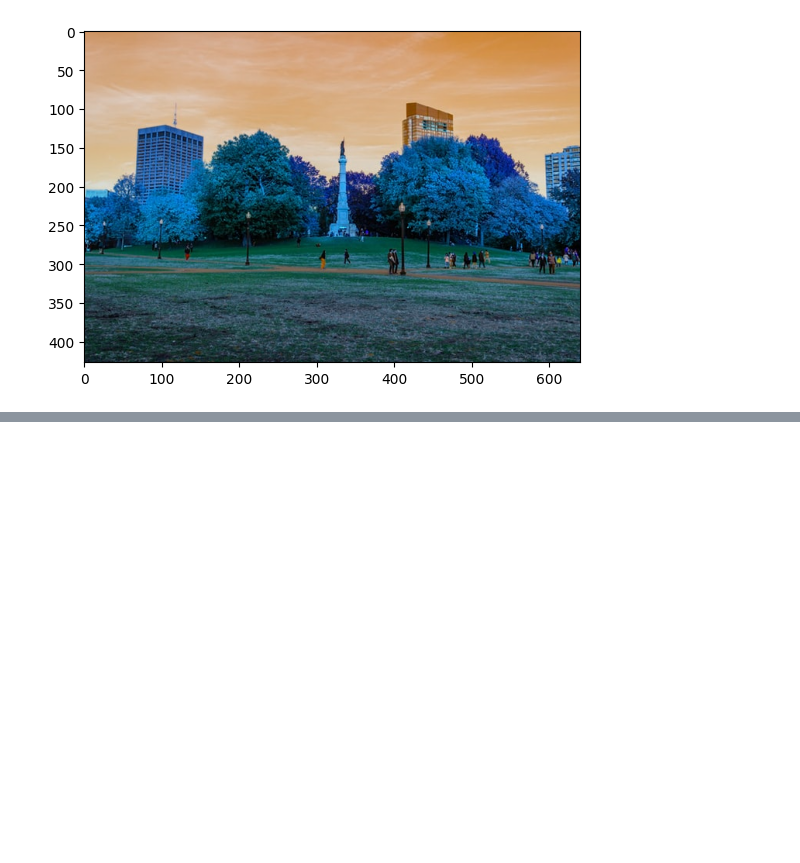
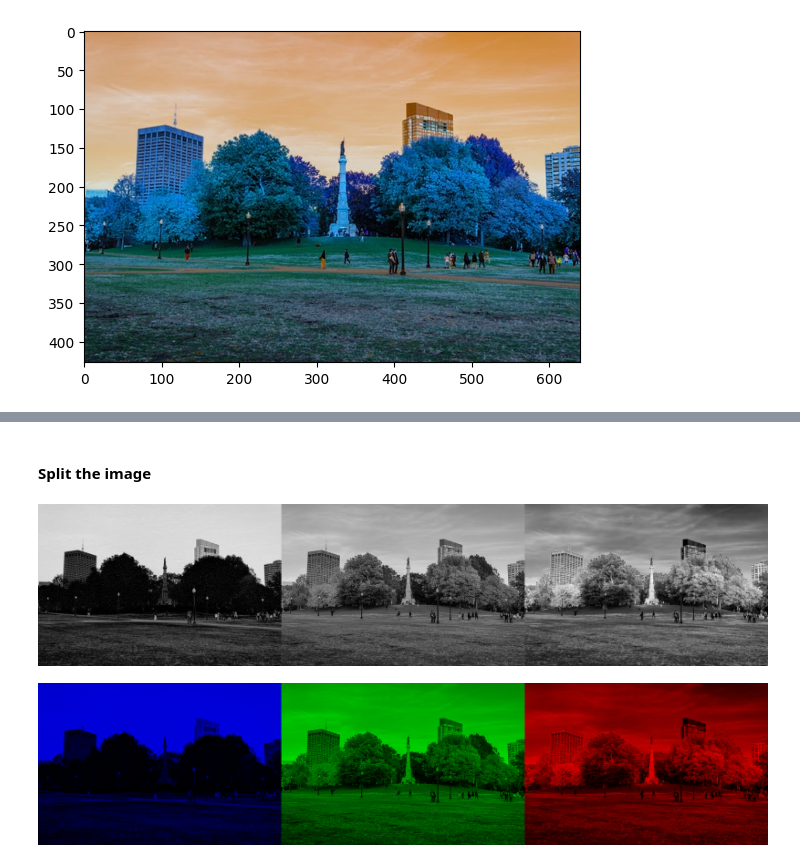
Before and after one commit to vis-hal-k/Data_science_self-Practice, a Jupyter notebook: cv2_freecode/section2/#3ColorSpace&ColorChannel.ipynb, the cells around one changed output, grey strips where cells are left out. Cells and saved outputs as stored; diff of their text form; code cells hidden in the pictures; blank space fills up the shorter version.

```diff
--- a/cv2_freecode/section2/#3ColorSpace&ColorChannel.ipynb
+++ b/cv2_freecode/section2/#3ColorSpace&ColorChannel.ipynb
@@ -22,0 +38,16 @@ plt.show()
+# %% [markdown]
+#### Split the image
+# %%
+b,g,r = cv.split(img)
+blue = cv.merge([b,blank,blank])
+green = cv.merge([blank,g,blank])
+red = cv.merge([blank,blank,r])
+#  It spilt the image in 'blue' , 'green' , 'red' .
+# cv2_imshow(b)
+# cv2_imshow(g)
+# cv2_imshow(r)
+cv2_imshow(np.hstack((b,g,r)))
+cv2_imshow(np.hstack((blue,green,red)))
+# %% [output]
+[figure, added]
+[figure, added]
```
Also changed, not shown: parts of 6 cells of this notebook.
